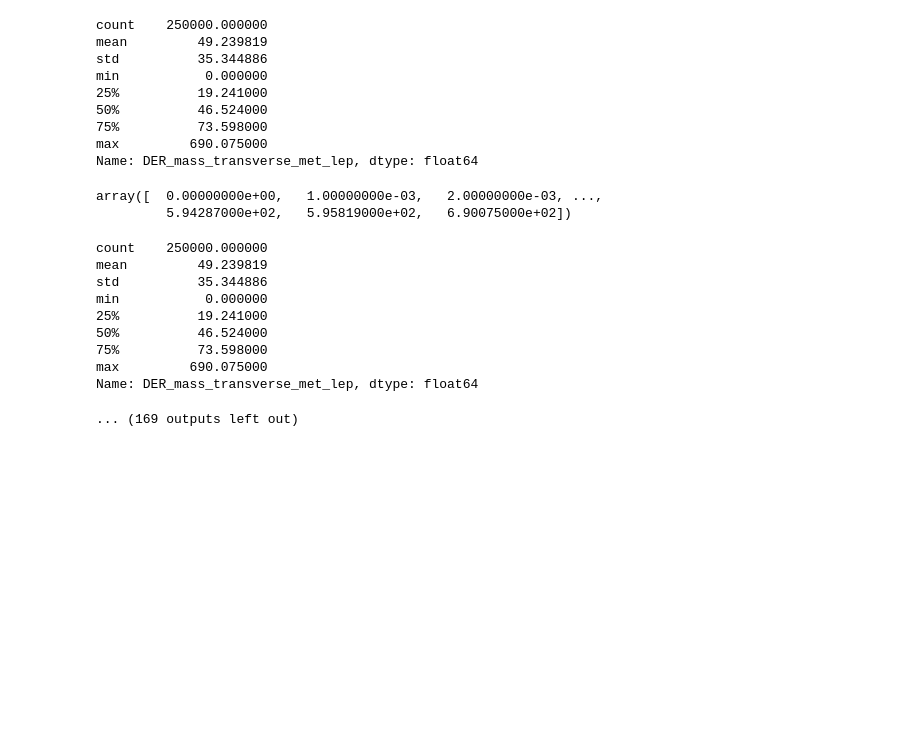
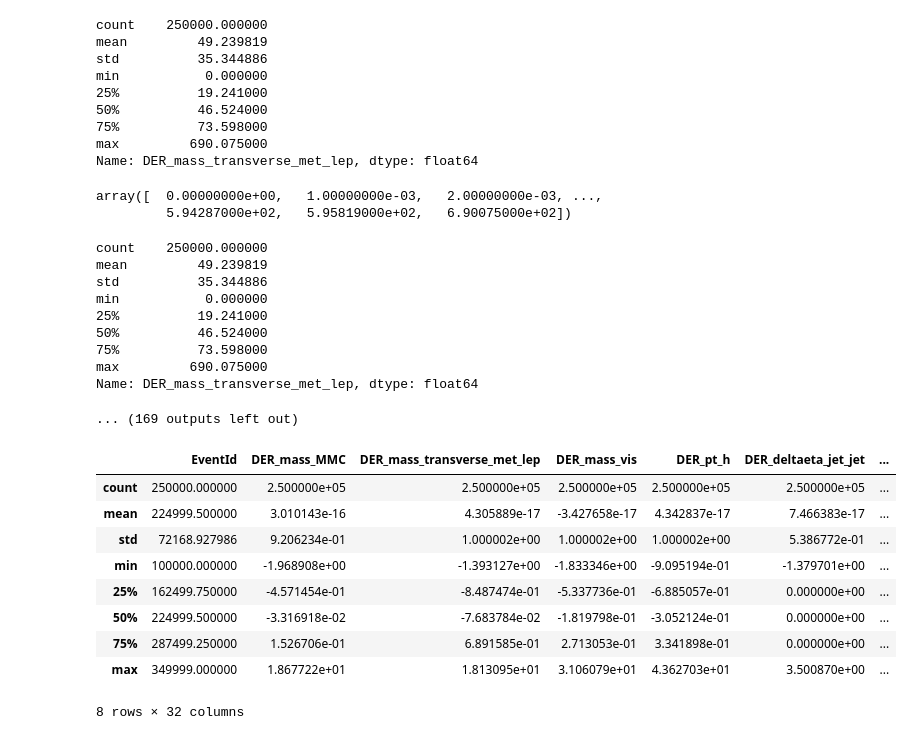
Before and after one commit to bhardwajk/kaggle-higgsboson, a Jupyter notebook: Kaggle - HiggsBoson ML challenge/DataVisualization.ipynb, the cells around one changed output. Saved outputs shown, nothing was run; the diff lists cells and outputs as text; code cells hidden in the pictures; blank space fills up the shorter version.

Commit message:
Normalized all input features, ran first Neural network; and predicted results for test data. Further refinement in NN hyper-parameters needed.

```diff
--- a/Kaggle - HiggsBoson ML challenge/DataVisualization.ipynb
+++ b/Kaggle - HiggsBoson ML challenge/DataVisualization.ipynb
@@ -86,7 +66,10 @@ print (td['DER_mass_MMC'])
 # 'PRI_jet_all_pt'              - no undefined values
 
 num_features = td.shape[1]
-#num_features = 9
+
+mean_of_all_features = {}
+std_of_all_features = {}
+
 
 features_with_undef_values = ['DER_mass_MMC', 'DER_deltaeta_jet_jet', 'DER_mass_jet_jet', 'DER_prodeta_jet_jet',
  'DER_lep_eta_centrality','PRI_jet_leading_pt', 'PRI_jet_leading_eta', 'PRI_jet_leading_phi',
@@ -110,20 +93,27 @@ for f in np.arange(1,num_features-2):
     plt.legend(loc='upper right')
     plt.yscale('log')
 
-    if feature in features_with_undef_values:
+    if feature_name in features_with_undef_values:
         mean = np.mean(feature_values[feature_values != UNDEF_VALUE])
         std = np.std(feature_values[feature_values != UNDEF_VALUE])
         feature_values[feature_values == UNDEF_VALUE] = mean
     else:
-        mean = np.mean(td[feature])
-        std = np.std(td[feature])
+        mean = np.mean(td[feature_name])
+        std = np.std(td[feature_name])
+
+    mean_of_all_features[feature_name] = mean
+    std_of_all_features[feature_name] = std
 
     display(np.sort(feature_values.unique()))
     display(feature_values.describe(include='all'))
 
+    if feature_name != 'PRI_jet_num':
+        feature_values = (feature_values - mean)/(std + 1e-10)
+        td[feature_name] = feature_values
+
 
     plt.subplot(1,2,2)
-    plt.hist([(feature_values[td.Label == 's'] - mean)/std, (feature_values[td.Label == 'b'] - mean)/std], \
+    plt.hist([feature_values[td.Label == 's'], feature_values[td.Label == 'b']], \
                  bins=100, alpha=0.5, stacked=True, label=feature_name);
     plt.legend(loc='upper right')
     plt.yscale('log')
@@ -186,3 +176,25 @@ min           0.000000
 max         690.075000
 Name: DER_mass_transverse_met_lep, dtype: float64
 ... (169 outputs left out)
+# %%
+# Step 1: Split data into Training, Cross Validation, Test Data
+# Step 2: Train NN (3 layers)
+# Use weights to find results of Test data
+
+X = [[0., 0.], [1., 1.]]
+y = [0, 1]
+clf = MLPClassifier(solver='lbfgs', alpha=1e-5, hidden_layer_sizes=(5, 2), random_state=1)
+clf.fit(X, y)
+
+display(td.describe())
+# %% [output]
+|  | EventId | DER_mass_MMC | DER_mass_transverse_met_lep | DER_mass_vis | DER_pt_h | DER_deltaeta_jet_jet | ... |
+| count | 250000.000000 | 2.500000e+05 | 2.500000e+05 | 2.500000e+05 | 2.500000e+05 | 2.500000e+05 | ... |
+| mean | 224999.500000 | 3.010143e-16 | 4.305889e-17 | -3.427658e-17 | 4.342837e-17 | 7.466383e-17 | ... |
+| std | 72168.927986 | 9.206234e-01 | 1.000002e+00 | 1.000002e+00 | 1.000002e+00 | 5.386772e-01 | ... |
+| min | 100000.000000 | -1.968908e+00 | -1.393127e+00 | -1.833346e+00 | -9.095194e-01 | -1.379701e+00 | ... |
+| 25% | 162499.750000 | -4.571454e-01 | -8.487474e-01 | -5.337736e-01 | -6.885057e-01 | 0.000000e+00 | ... |
+| 50% | 224999.500000 | -3.316918e-02 | -7.683784e-02 | -1.819798e-01 | -3.052124e-01 | 0.000000e+00 | ... |
+| 75% | 287499.250000 | 1.526706e-01 | 6.891585e-01 | 2.713053e-01 | 3.341898e-01 | 0.000000e+00 | ... |
+| max | 349999.000000 | 1.867722e+01 | 1.813095e+01 | 3.106079e+01 | 4.362703e+01 | 3.500870e+00 | ... |
+8 rows × 32 columns
```
Also changed, not shown: parts of 5 cells of this notebook.
